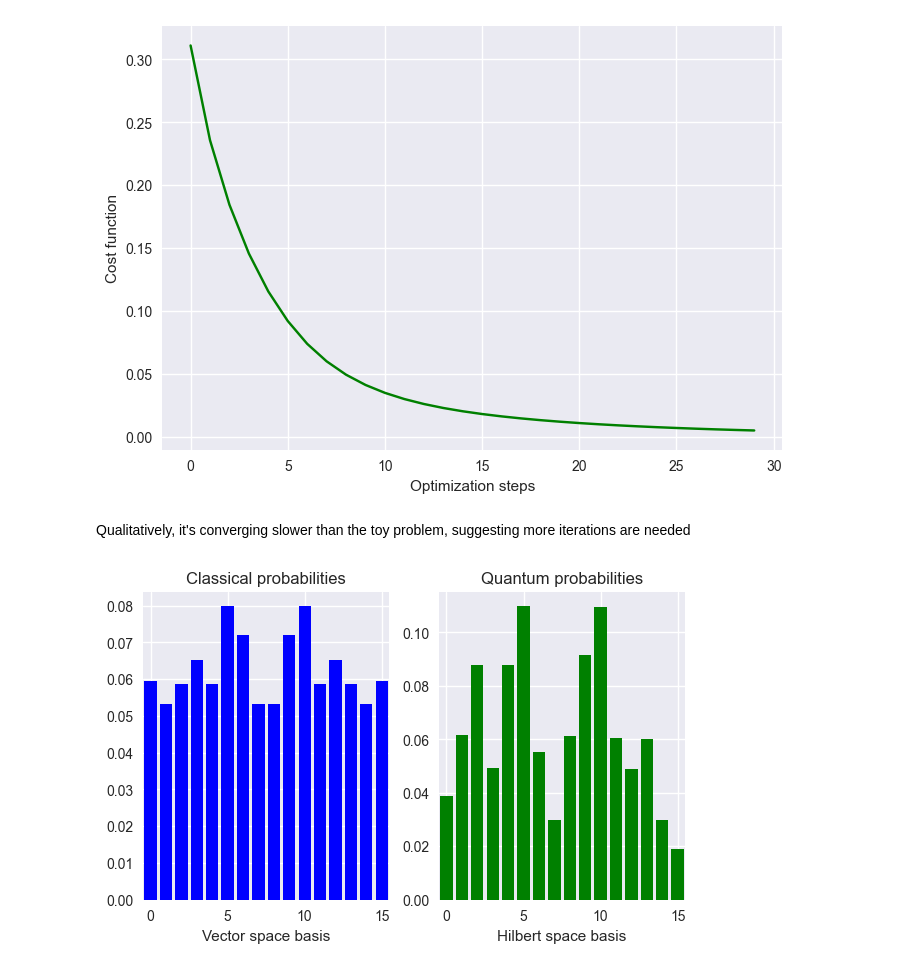
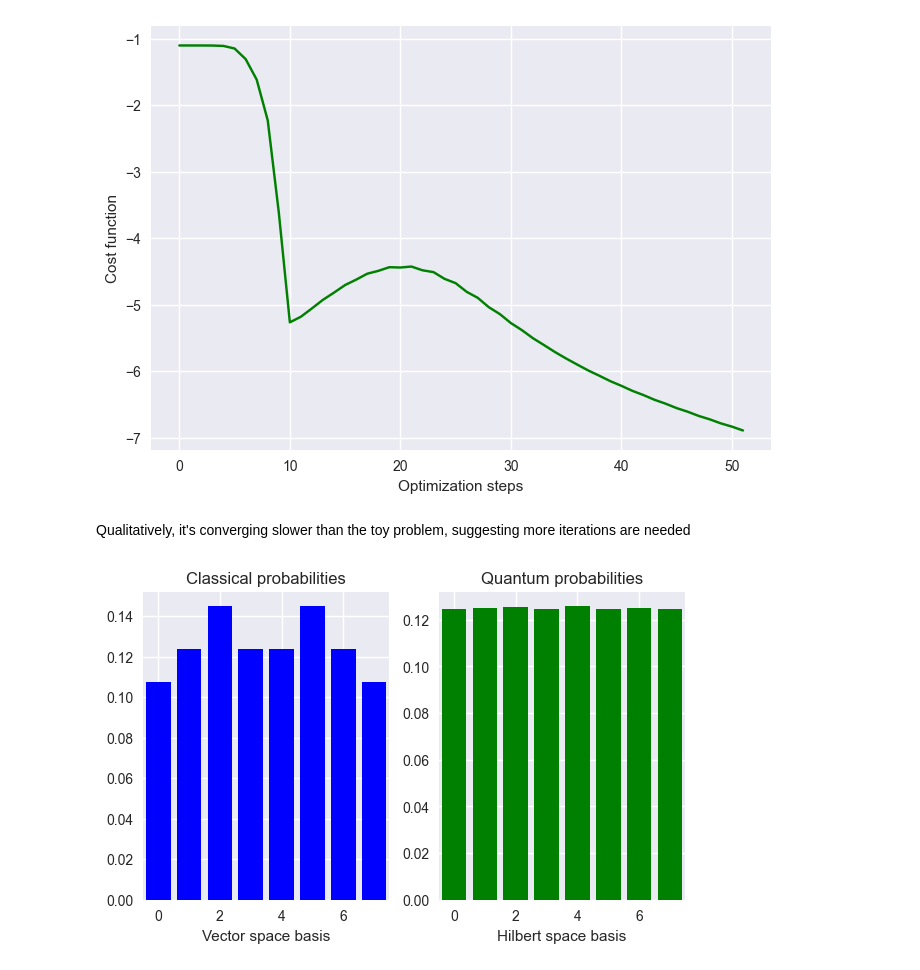
Before and after one commit to quantumethicsproject/Algorithm-Research, a Jupyter notebook: Student-Hub/Indy-Ng/VQLS_Jeffrey.ipynb, the cells around one changed output. Drawn from its saved outputs; the diff is of its cells as text; code cells hidden in the pictures.

Commit message:
implement Ising model problem and HEA

```diff
--- a/Student-Hub/Indy-Ng/VQLS_Jeffrey.ipynb
+++ b/Student-Hub/Indy-Ng/VQLS_Jeffrey.ipynb
@@ -22,0 +11,10 @@ problem.get_condition_number()
+# %%
+error = 0.3 # paper uses 0.01 and lower but its not converging that fast
+cond_num = 10
+n_qubits = 4
+
+problem = IsingProblem2(
+    n_qubits=n_qubits,
+    J=0.1,
+    cond_num=cond_num
+)
@@ -23,13 +29,30 @@ problem.get_condition_number()
 # %%
-w = q_delta * np.random.randn(7*n_qubits, requires_grad=True)
+w = q_delta * np.random.randn(problem.param_shape, requires_grad=True)
 # %%
 dev_mu = qml.device("default.qubit", wires=n_qubits+1)
+# %%
+from IPython.display import clear_output
+
+opt = qml.GradientDescentOptimizer(eta)
+
+cost_history = []
+
+err = float("inf")
+it = 1
 # %%
-opt = qml.GradientDescentOptimizer(eta)
+start = time.time()
+while err > error:
+# for it in range(steps):
+    w, cost = opt.step_and_cost(lambda w: cost_loc(problem, w, dev_mu), w)
 
-cost_history = []
-for it in range(steps):
-    w, cost = opt.step_and_cost(lambda w: cost_loc(problem, w, dev_mu), w)
-    print("Step {:3d}       Cost_L = {:9.7f}".format(it, cost))
+    err = calc_err(n_qubits, cost, cond_num)
+
+    clear_output(wait=True)
+
+    print("Step {:3d}       Cost_L = {:9.7f} \t error = {:9.7f}".format(it, cost, err), flush=True)
     cost_history.append(cost)
+
+    it += 1
+
+print(f"Training time: {time.time() - start}s")
 # %% [output]
@@ -61,11 +79,11 @@ Step   0       Cost_L = 0.3116934
 # %%
 plt.style.use("seaborn")
-plt.plot(cost_history, "g")
+plt.plot(np.log(cost_history), "g")
 plt.ylabel("Cost function")
 plt.xlabel("Optimization steps")
 plt.show()
 # %% [output]
-[figure, old version]
+[figure, new version]
 # %% [markdown]
 Qualitatively, it's converging slower than the toy problem, suggesting more iterations are needed
 # %%
@@ -89,4 +107,4 @@ ax2.set_title("Quantum probabilities")
 
 plt.show()
 # %% [output]
-[figure, old version]
+[figure, new version]
```
Also changed, not shown: parts of 7 cells of this notebook, 5 other files.
